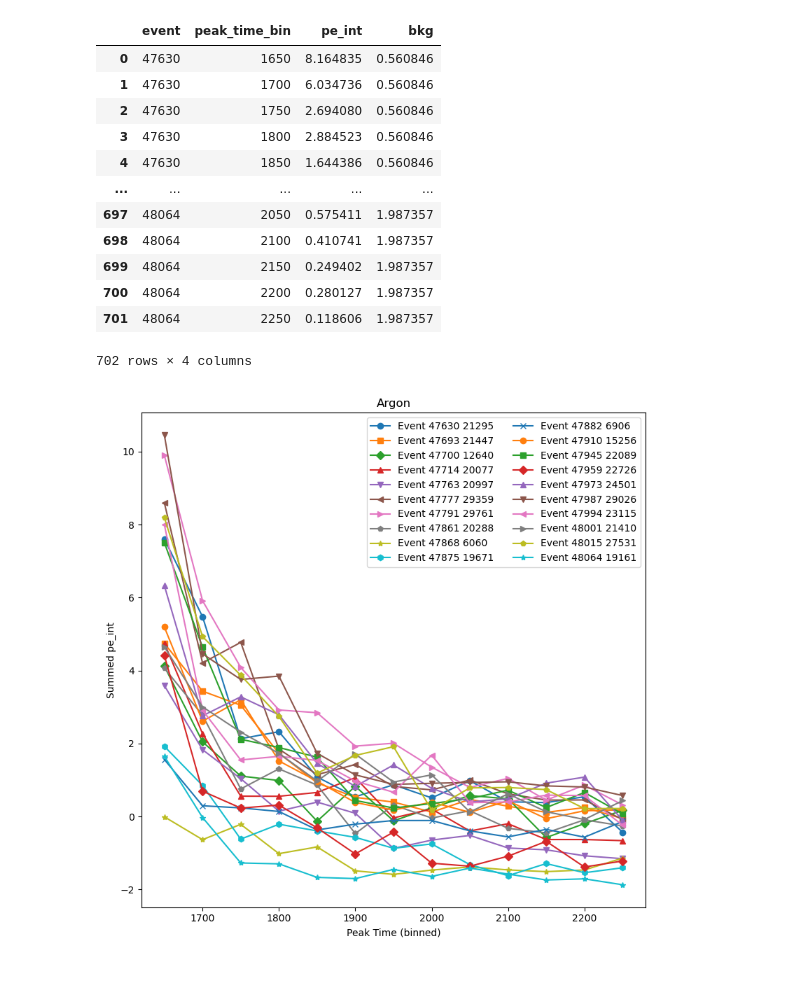
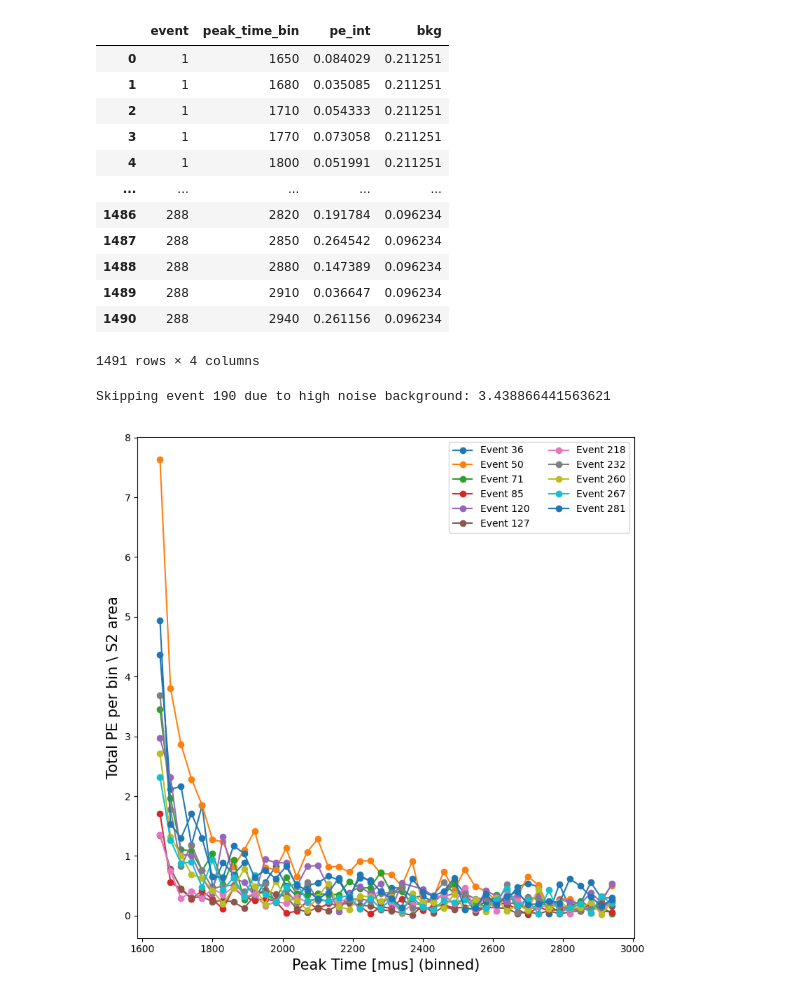
Before and after one commit to kvjmistry/DoubleBeta, a Jupyter notebook: Alphas/notebooks/StudyDeconvolvedWaveforms.ipynb, the cells around one changed output. Cells and saved outputs as stored; diff of their text form; code cells hidden in the pictures.

Commit message:
Fix bugs and improve speed for new high pressure run

```diff
--- a/Alphas/notebooks/StudyDeconvolvedWaveforms.ipynb
+++ b/Alphas/notebooks/StudyDeconvolvedWaveforms.ipynb
@@ -241,7 +257,9 @@ def rebin_array(arr, bin_size):
 # filename  = "../data/xenon/run_14498_0011_ldc3_trg0.waveforms.h5"
 # filename = "../data/run_14583_0000_ldc1_trg0.waveforms.h5"
 # filename = "../data/run_14710_0000_ldc7_trg0.waveforms.h5"
-filename = "../data/run_14780_0108_ldc1_trg0.waveforms.h5"
+# filename = "../data/run_14780_0108_ldc1_trg0.waveforms.h5"
+# filename = "../data/run_16156_0000_ldc1_trg0.waveforms.h5"
+filename = "../data/run_16167_0000_ldc1_trg0.waveforms.h5"
 
 raw_evts = pd.read_hdf(filename, '/Run/events')
 print(raw_evts.evt_number.unique())
@@ -588,7 +667,9 @@ with tb.open_file(filename) as file:
 
         # if (evt_no > 1): continue
 
-        highest_sipm = find_highest_sipm(file.root.RD.sipmrwf, evt_no)
+       # Correct the SiPM baseline then get the max SiPM signal for the event x,y centre
+        wf_sipm = CorrectSiPMBaseline(file.root.RD.sipmrwf[evt_no], method="median")
+        highest_sipm = np.argmax(wf_sipm.max(axis=1))
         x_pos = datasipm.iloc[highest_sipm].X
         y_pos = datasipm.iloc[highest_sipm].Y
 
@@ -603,9 +684,8 @@ with tb.open_file(filename) as file:
         wfs = ADC_to_PE(wfs, datapmt)
 
        # Zero out the dead PMTs
-        if (RUN_NUMBER != 14780):
-            for pmt_ in dead_pmts:
-                wfs[pmt_] = np.arange(wfs[pmt_] .size) * 0
+        for pmt_ in dead_pmts:
+            wfs[pmt_] = np.arange(wfs[pmt_] .size) * 0
 
         wfs_sum = sum_wf(wfs)
 
@@ -634,7 +714,7 @@ with tb.open_file(filename) as file:
         interps = GetBaselineInterp(times, wfs)
 
         # Correct the waveforms
-        wfs = CorrectDeconvBaseline(times, grass_lim[0], noise_lim[1], interps, wfs) # Correct baseline up to the end of pulsw
+        wfs = CorrectDeconvBaseline(times, grass_lim[0], buffer_len, interps, wfs) # Correct baseline up to the end of pulsw
 
         mean_interp_amp, std_interp_amp = GetInterpParams(interps, grass_lim)
 
@@ -694,10 +774,10 @@ with tb.open_file(filename) as file:
             print("Problem with deconvolution", min_baseline)
 
         # now add a search window in the first 100mus to understand the background
-        if (len(S1)== 0):
-            noise_range = 0,500
-        else:
-            noise_range = 0, S1[0]*tc+S1_window[0]-10
+        # if (len(S1)== 0):
+        noise_range = 0,90
+        # else:
+            # noise_range = 0, S1[0]*tc+S1_window[0]-10
         print("Noise range is:", noise_range[1])
 
         noise_df_temp = get_PEs_inWindow(times, wfs, noise, thr_split, peak_minlen, peak_maxlen, half_window, noise_range)
@@ -894,11 +994,13 @@ marker_cycle = itertools.cycle(['o', 's', 'D', '^', 'v', '<', '>', 'p', '*', 'h'
 # summed_pe_int = data.groupby('event')['pe_int'].sum()
 
 # 1. Define bins for peak_time from 1350 to 1770 in steps of 10
-bins = np.arange(grass_lim[0], grass_lim[1], 50)  # Bins from 1350 to 1770 with step of 10
+bins = np.arange(grass_lim[0], grass_lim[1], 30)  # Bins from 1350 to 1770 with step of 10
 data['peak_time_bin'] = pd.cut(data['peak_time'], bins, include_lowest=True, labels=bins[:-1])
 
+cut_data =data[data.pe_int>0.007] # Remove negative values
+
 # 2. Group by 'event' and 'peak_time_bin', then sum 'pe_int'
-grouped = data.groupby(['event', 'peak_time_bin'])['pe_int'].sum().reset_index()
+grouped = cut_data.groupby(['event', 'peak_time_bin'])['pe_int'].sum().reset_index()
 
 grouped_noise = noise_df.groupby(['event'])['pe_int'].sum().reset_index()
 display(grouped_noise)
@@ -918,30 +1020,34 @@ for index, event in enumerate(grouped['event'].unique()):
     S2_pulse = data_properties[data_properties['event'] == event]
     S2_area = S2_pulse.S2_area.iloc[0]
 
+    # Skip low amplitude events
     if (S2_area < 3000):
         continue
+
 
     # if (index >10):
     #     continue
 
+    # Skip if a S2/S1 pulse was found in the grass region
     if (S2_pulse.grass_peaks.iloc[0]>0):
         continue
 
     # Clean up events where the noise subtraction is too large
     if (grouped_noise[grouped_noise.event == event].bkg.iloc[0] > 2):
+        print("Skipping event", event, "due to high noise background:", grouped_noise[grouped_noise.event == event].bkg.iloc[0])
         continue
 
     # print(event, event_data['pe_int'].astype(float).sum()/1e6)
     # print(event, event_data[ (event_data["peak_time_bin"]>2000) & ((event_data["peak_time_bin"]<2100))]['pe_int'].astype(float).sum()/1e6)
 
     marker = next(marker_cycle)
-    plt.plot(event_data['peak_time_bin'].astype(float), (event_data['pe_int'] - event_data['bkg']), marker=marker, linestyle='-', label=f'Event {event} {int(S2_area)}')
-    # plt.plot(event_data['peak_time_bin'], event_data['pe_int']/S2_pulse.S2_area.item(), marker='o', linestyle='-', label=f'Event {event}')
+    # plt.plot(event_data['peak_time_bin'].astype(float), (event_data['pe_int'] - event_data['bkg'])/S2_area, marker=marker, linestyle='-', label=f'Event {event} {int(S2_area)}')
+    plt.plot(event_data['peak_time_bin'], event_data['pe_int']/S2_area, marker='o', linestyle='-', label=f'Event {event}')
 
 # 4. Customize plot
-plt.xlabel('Peak Time (binned)')
-plt.ylabel('Summed pe_int')
-plt.title('Argon')
+plt.xlabel('Peak Time [mus] (binned)', fontsize=15)
+plt.ylabel('Total PE per bin \\ S2 area', fontsize=15)
+# plt.title('Argon')
 # plt.xticks(bins, rotation=45)
 # plt.grid(True)
 plt.legend(ncol=2)
@@ -968,17 +1074,18 @@ plt.show()
 |  | event | peak_time_bin | pe_int | bkg |
-| 0 | 47630 | 1650 | 8.164835 | 0.560846 |
-| 1 | 47630 | 1700 | 6.034736 | 0.560846 |
-| 2 | 47630 | 1750 | 2.694080 | 0.560846 |
-| 3 | 47630 | 1800 | 2.884523 | 0.560846 |
-| 4 | 47630 | 1850 | 1.644386 | 0.560846 |
+| 0 | 1 | 1650 | 0.084029 | 0.211251 |
+| 1 | 1 | 1680 | 0.035085 | 0.211251 |
+| 2 | 1 | 1710 | 0.054333 | 0.211251 |
+| 3 | 1 | 1770 | 0.073058 | 0.211251 |
+| 4 | 1 | 1800 | 0.051991 | 0.211251 |
 | ... | ... | ... | ... | ... |
-| 697 | 48064 | 2050 | 0.575411 | 1.987357 |
-| 698 | 48064 | 2100 | 0.410741 | 1.987357 |
-| 699 | 48064 | 2150 | 0.249402 | 1.987357 |
-| 700 | 48064 | 2200 | 0.280127 | 1.987357 |
-| 701 | 48064 | 2250 | 0.118606 | 1.987357 |
+| 1486 | 288 | 2820 | 0.191784 | 0.096234 |
+| 1487 | 288 | 2850 | 0.264542 | 0.096234 |
+| 1488 | 288 | 2880 | 0.147389 | 0.096234 |
+| 1489 | 288 | 2910 | 0.036647 | 0.096234 |
+| 1490 | 288 | 2940 | 0.261156 | 0.096234 |
-702 rows × 4 columns
+1491 rows × 4 columns
+Skipping event 190 due to high noise background: 3.438866441563621
-[figure, old version]
+[figure, new version]
 # %%
 # Plot the PE charge vs time in the window
 import itertools
```
Also changed, not shown: parts of 21 cells of this notebook, 3 other files.
